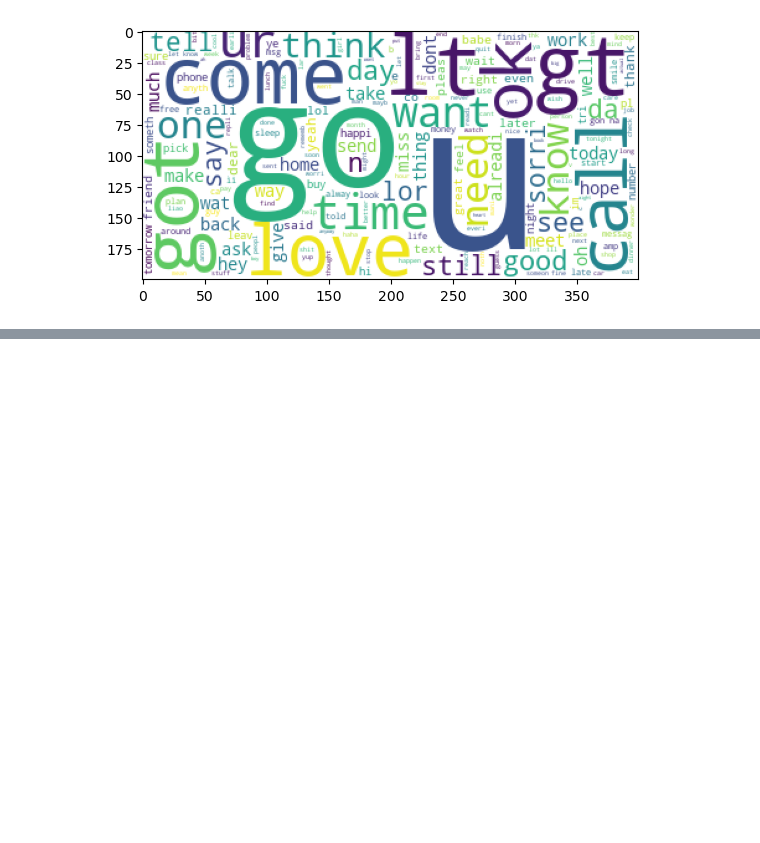
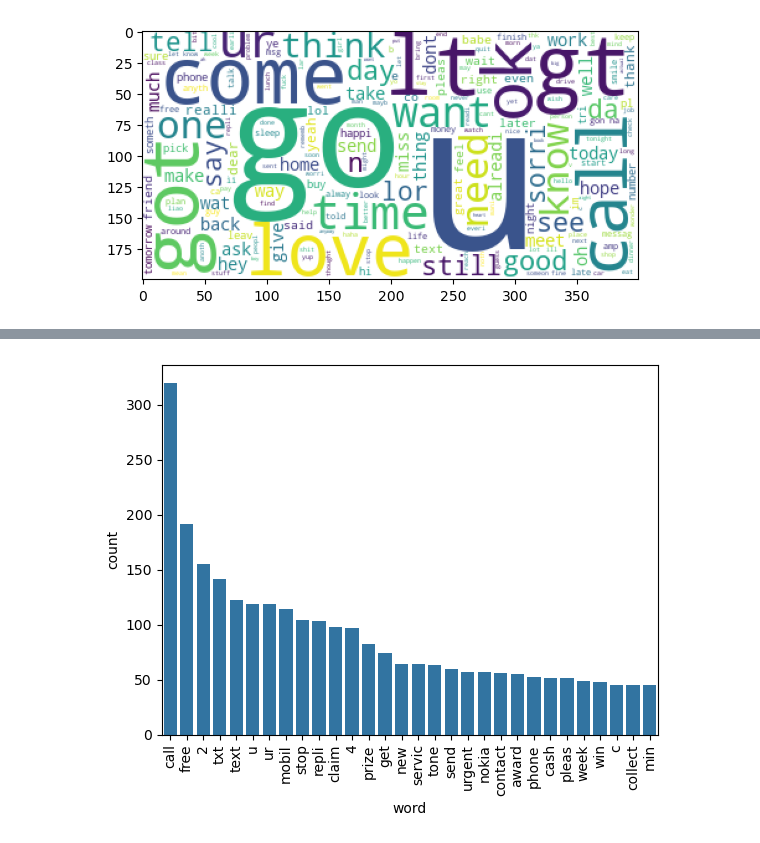
Before and after one commit to subal43/DS-SMS-Classifier-System, a Jupyter notebook: main.ipynb, the cells around one changed output, grey strips where cells are left out. Drawn from its saved outputs; the diff is of its cells as text; code cells hidden in the pictures; blank space fills up the shorter version.

Commit message:
most common word in spam corpas

```diff
--- a/main.ipynb
+++ b/main.ipynb
@@ -216,3 +216,9 @@ plt.imshow(ham_wc)
 # %% [output]
 <matplotlib.image.AxesImage at 0x...>
 [figure]
+# %%
+spam_corpas = []
+
+for msg in new_df[new_df['target']==1]['text'].tolist():
+    for word in msg.split():
+        spam_corpas.append(word)
@@ -218,0 +245,7 @@ plt.imshow(ham_wc)
+# %%
+most_common_df = pd.DataFrame(Counter(spam_corpas).most_common(30), columns=['word', 'count'])
+sns.barplot(x='word', y='count', data=most_common_df)
+plt.xticks(rotation='vertical')
+plt.show()
+# %% [output]
+[figure, added]
```
Also changed, not shown: parts of 3 cells of this notebook.
